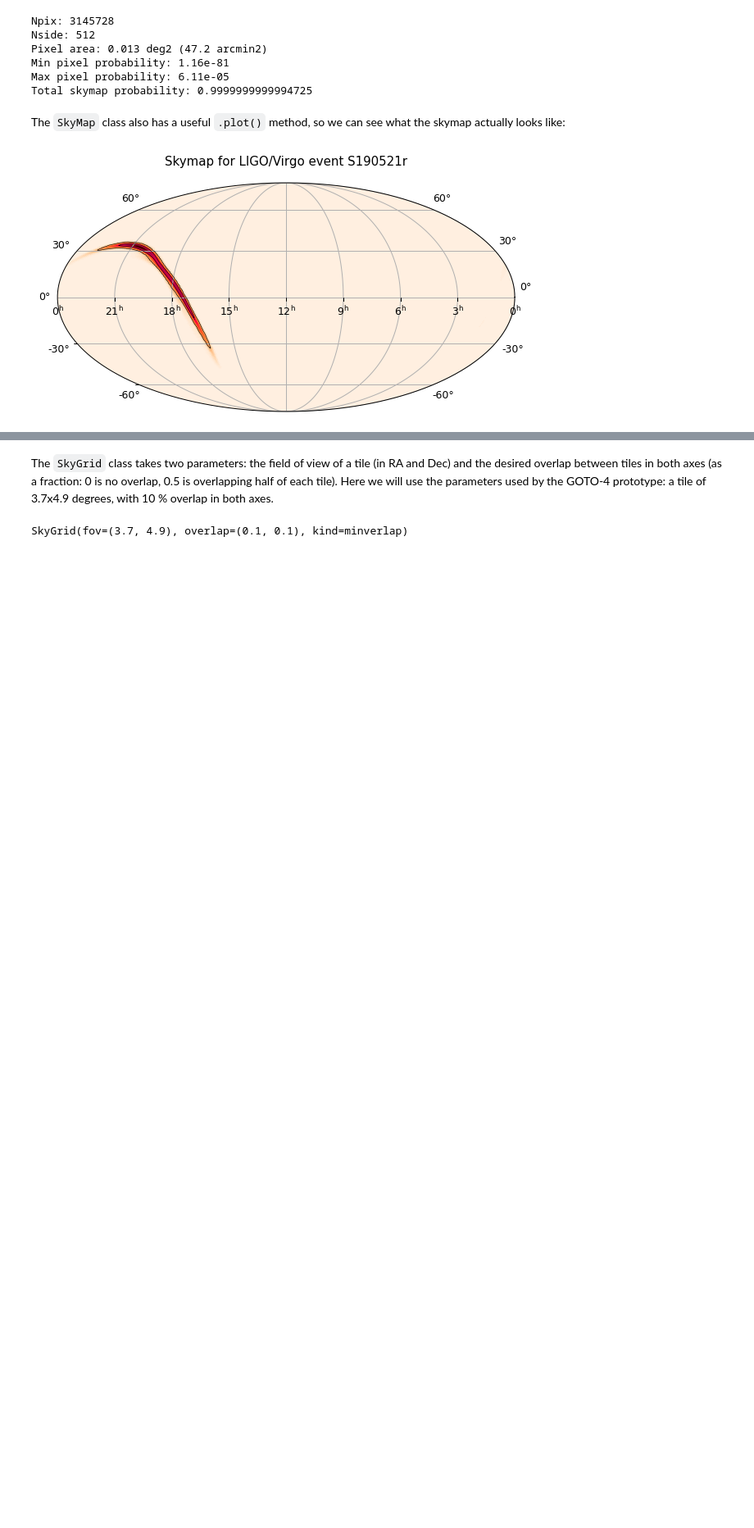
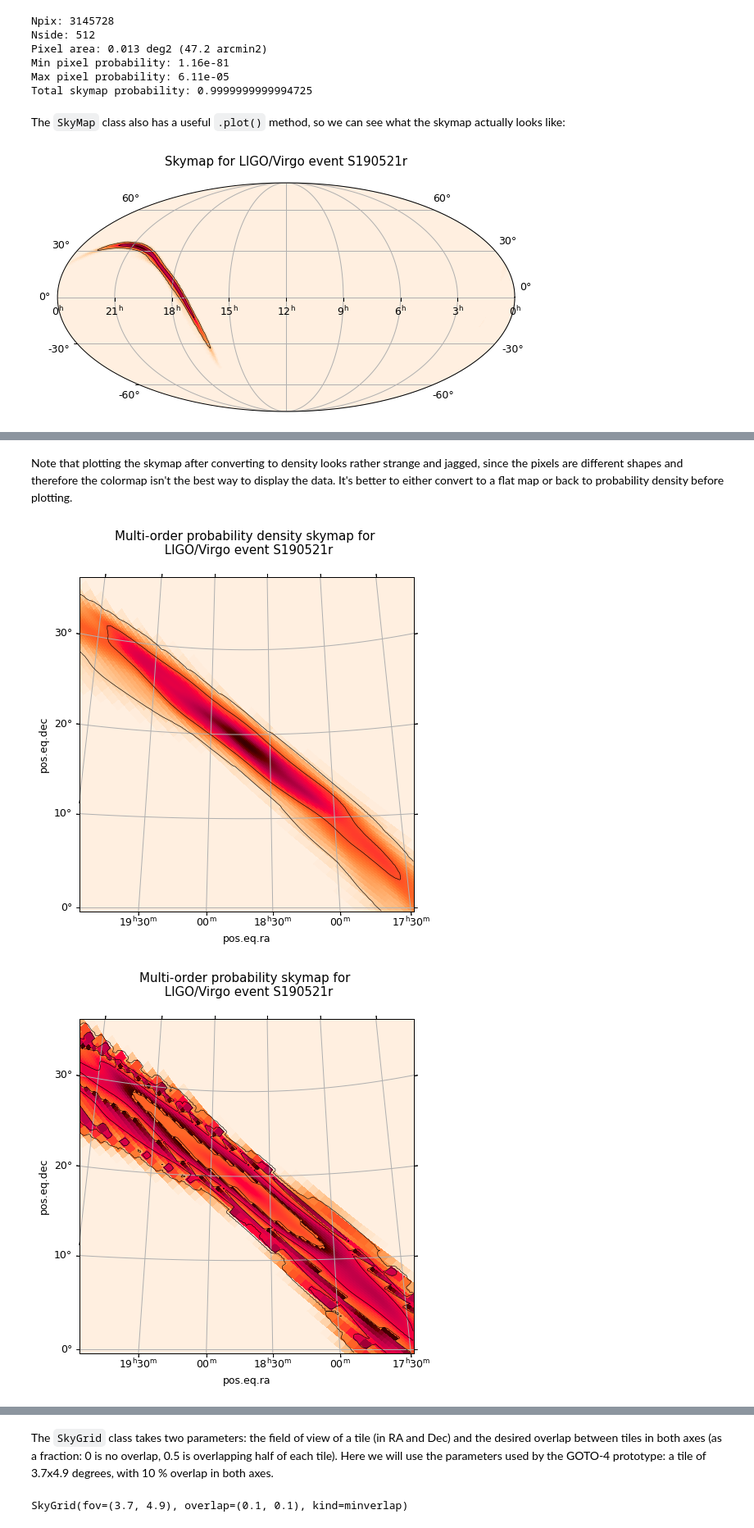
Before and after one commit to GOTO-OBS/goto-tile, a Jupyter notebook: docs/skymap.ipynb, the cells around one changed output, grey strips where cells are left out. Shown at 82% size. Cells and saved outputs as stored; diff of their text form; code cells hidden in the pictures; blank space fills up the shorter version.

```diff
--- a/docs/skymap.ipynb
+++ b/docs/skymap.ipynb
@@ -52,0 +100,9 @@ skymap.plot(title='Skymap for LIGO/Virgo event S190521r')
+# %%
+print('Is this a density map?', skymap_moc.density)
+print('Pixel sum:', sum(skymap_moc.data))
+
+skymap_moc_copy = skymap_moc.copy()
+skymap_moc_copy.density = False
+
+print('Is this a density map?', skymap_moc_copy.density)
+print('Pixel sum:', sum(skymap_moc_copy.data))
@@ -53,2 +114,17 @@ skymap.plot(title='Skymap for LIGO/Virgo event S190521r')
+# %% [markdown]
+Note that plotting the skymap after converting to density looks rather strange and jagged, since the pixels are different shapes and therefore the colormap isn't the best way to display the data. It's better to either convert to a flat map or back to probability density before plotting.
+# %%
+skymap_moc.plot(title='Multi-order probability density skymap for \n LIGO/Virgo event S190521r',
+                plot_type='zoom',
+                center=max_coords,
+                radius=20)
+
+skymap_moc_copy.plot(title='Multi-order probability skymap for \n LIGO/Virgo event S190521r',
+                     plot_type='zoom',
+                     center=max_coords,
+                     radius=20)
+# %% [output]
+[figure, added]
+[figure, added]
 # %% [markdown]
 ---
```
Also changed, not shown: parts of 33 cells of this notebook.
